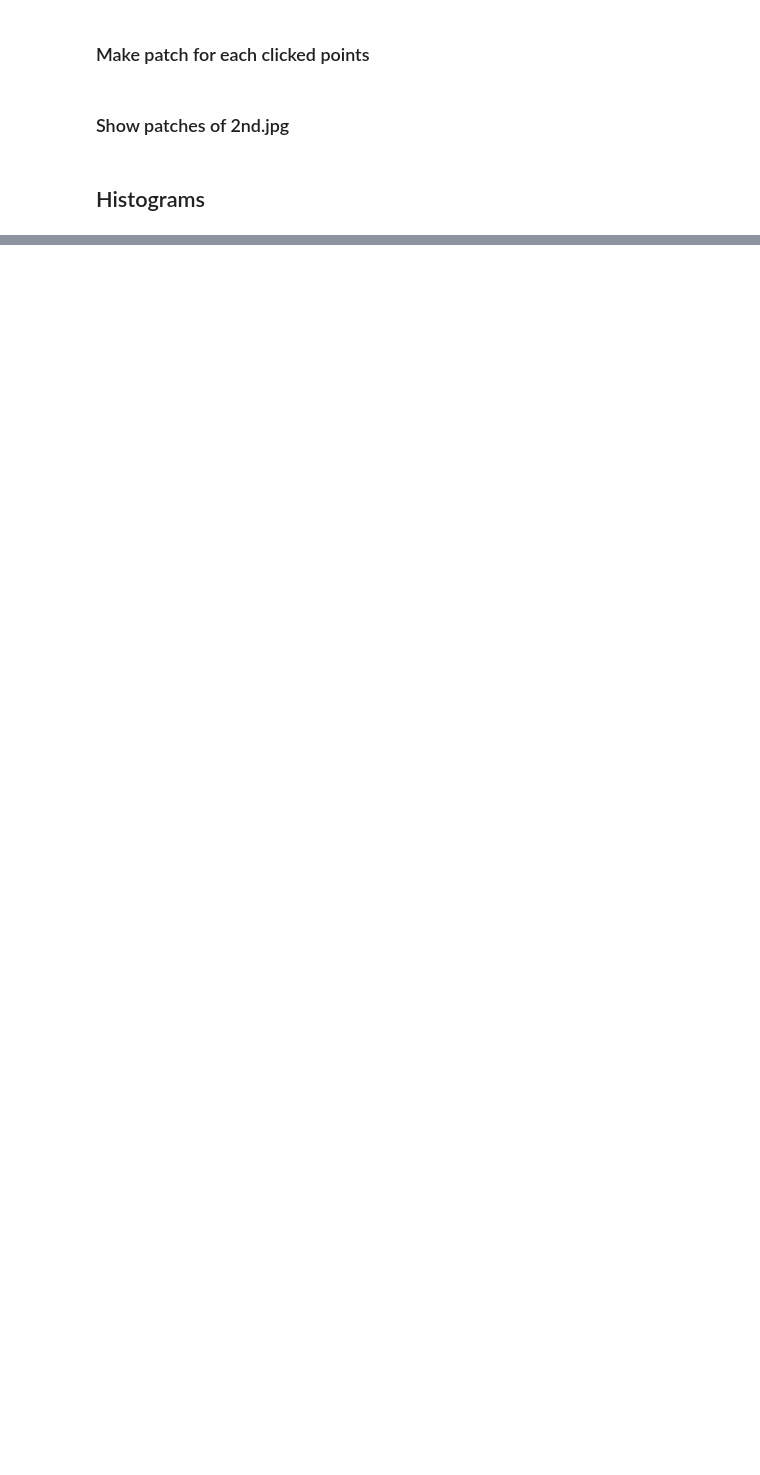
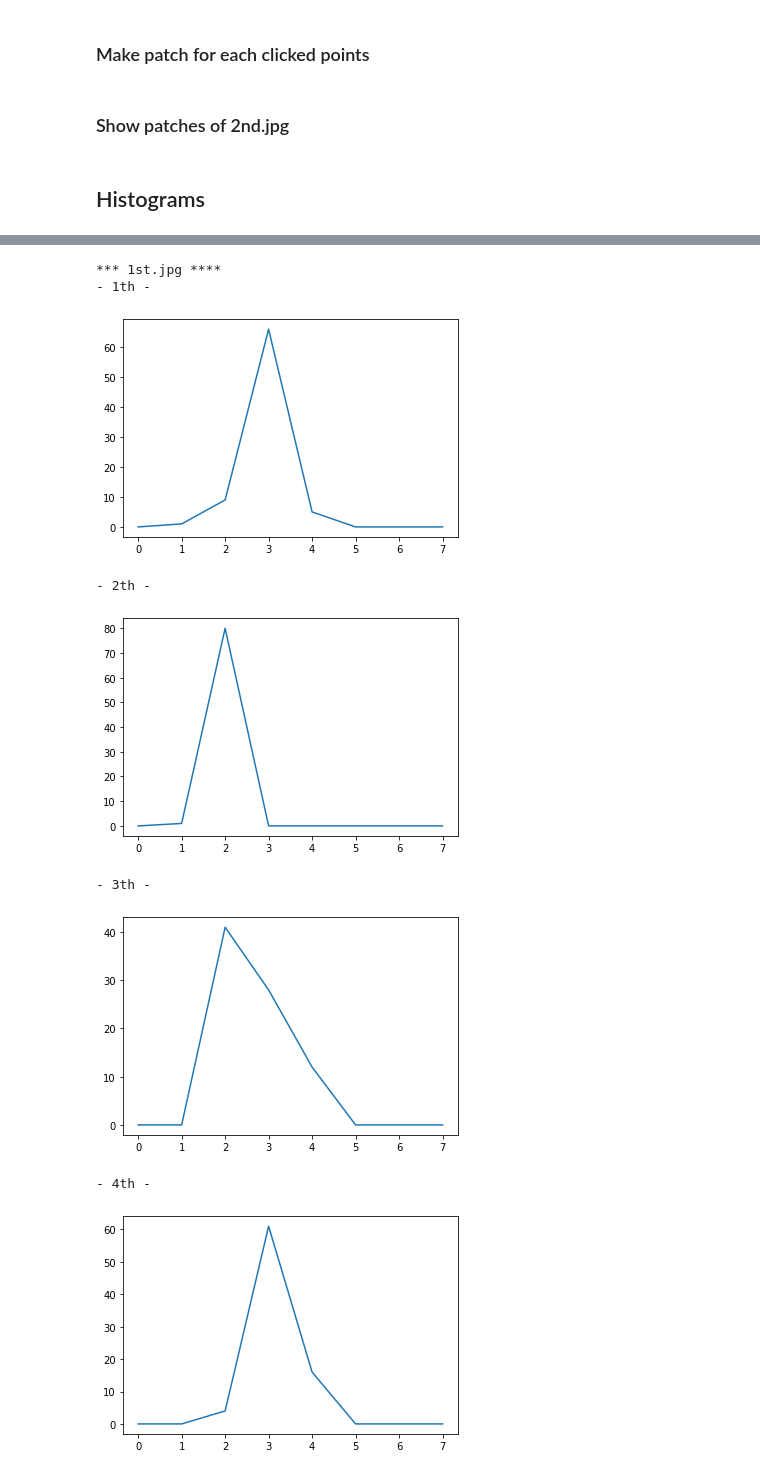
Before and after one commit to NonokEE/CAU_Computer_Vision, a Jupyter notebook: patching.ipynb, the cells around one changed output, grey strips where cells are left out. Cells and saved outputs as stored; diff of their text form; code cells hidden in the pictures; blank space fills up the shorter version.

Commit message:
gradient histogram: WIP

```diff
--- a/patching.ipynb
+++ b/patching.ipynb
@@ -118 +106,43 @@ hist_bin = 32
+# %%
+def norm_gradient(src):
+
+    x_forward = np.concatenate([src[:, 1:], src[:, -1:]], axis = 1)
+    x_backward = np.concatenate([src[:, :1], src[:, :-1]], axis = 1)
+    Dx = np.subtract(x_forward, x_backward)/2
+
+    y_forward = np.concatenate([src[1:, :], src[-1:, :]])
+    y_backward = np.concatenate([src[:1, :], src[:-1, :]])
+    Dy = np.subtract(y_forward, y_backward)/2
+
+    norm_gradient = np.sqrt(np.add(np.square(Dx), np.square(Dy)))
+
+    return norm_gradient
+# %%
+def gradient_histogram(src_list):
+    hist_list = []
+
+    for i in range(len(src_list)):
+        print(f"- {i+1}th -")
+        src = cv2.cvtColor(src_list[i], cv2.COLOR_BGR2GRAY)
+        grd = norm_gradient(src)
+        hist = cv2.calcHist([src], [0], None, [int(256/hist_bin)], [0, 360])
+        hist_list.append(hist)
+        plt.plot(hist)
+        plt.show()
+# %%
+print("*** 1st.jpg ****")
+hist_list_1st = gradient_histogram(patch1)
+
+print("*** 2nd.jpg ****")
+hist_list_1st = gradient_histogram(patch2)
+# %% [output]
+*** 1st.jpg ****
+- 1th -
+[figure, added]
+- 2th -
+[figure, added]
+- 3th -
+[figure, added]
+- 4th -
+[figure, added]
 # %% [markdown]
```
Also changed, not shown: parts of 8 cells of this notebook.
